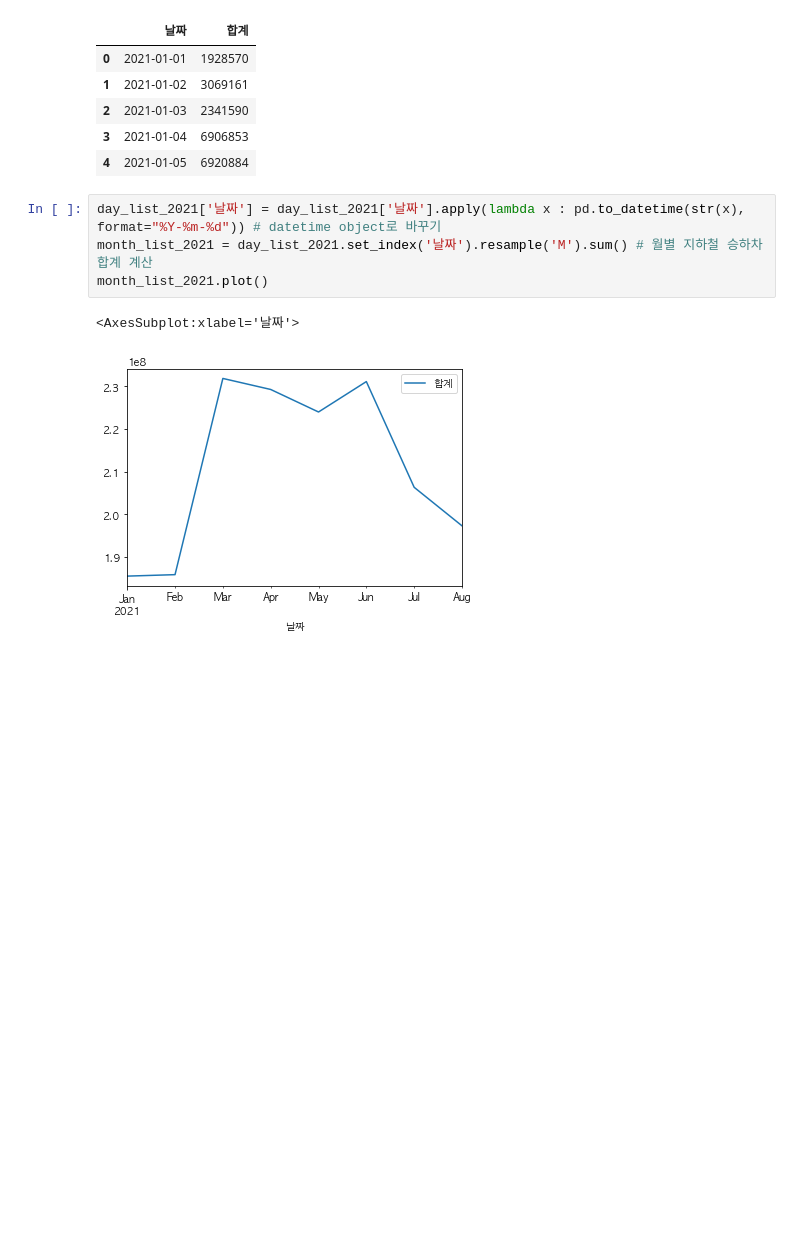
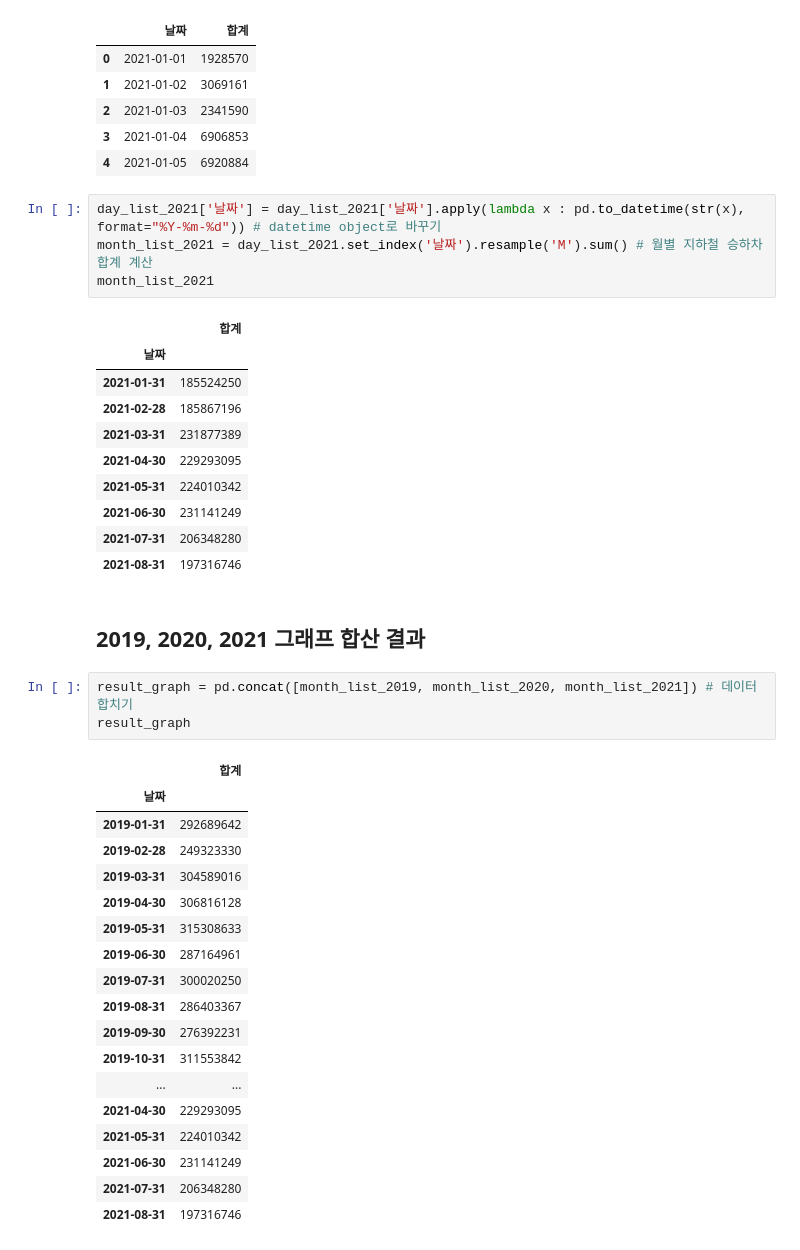
Before and after one commit to SeungyounShin/DGU-DataAnalysis, a Jupyter notebook: hyemin-station.ipynb, the cells around one changed output. Cells and saved outputs as stored; diff of their text form; blank space fills up the shorter version.

```diff
--- a/hyemin-station.ipynb
+++ b/hyemin-station.ipynb
@@ -173,7 +180,39 @@ day_list_2021.head(5)
 # %%
 day_list_2021['날짜'] = day_list_2021['날짜'].apply(lambda x : pd.to_datetime(str(x), format="%Y-%m-%d")) # datetime object로 바꾸기
 month_list_2021 = day_list_2021.set_index('날짜').resample('M').sum() # 월별 지하철 승하차 합계 계산
-month_list_2021.plot()
+month_list_2021
 # %% [output]
-<AxesSubplot:xlabel='날짜'>
-[figure, removed]
+|  | 합계 |
+| 날짜 |  |
+| 2021-01-31 | 185524250 |
+| 2021-02-28 | 185867196 |
+| 2021-03-31 | 231877389 |
+| 2021-04-30 | 229293095 |
+| 2021-05-31 | 224010342 |
+| 2021-06-30 | 231141249 |
+| 2021-07-31 | 206348280 |
+| 2021-08-31 | 197316746 |
+# %% [markdown]
+## 2019, 2020, 2021 그래프 합산 결과
+# %%
+result_graph = pd.concat([month_list_2019, month_list_2020, month_list_2021]) # 데이터 합치기
+result_graph
+# %% [output]
+|  | 합계 |
+| 날짜 |  |
+| 2019-01-31 | 292689642 |
+| 2019-02-28 | 249323330 |
+| 2019-03-31 | 304589016 |
+| 2019-04-30 | 306816128 |
+| 2019-05-31 | 315308633 |
+| 2019-06-30 | 287164961 |
+| 2019-07-31 | 300020250 |
+| 2019-08-31 | 286403367 |
+| 2019-09-30 | 276392231 |
+| 2019-10-31 | 311553842 |
+| ... | ... |
+| 2021-04-30 | 229293095 |
+| 2021-05-31 | 224010342 |
+| 2021-06-30 | 231141249 |
+| 2021-07-31 | 206348280 |
+| 2021-08-31 | 197316746 |
```
Also changed, not shown: parts of 9 cells of this notebook.
